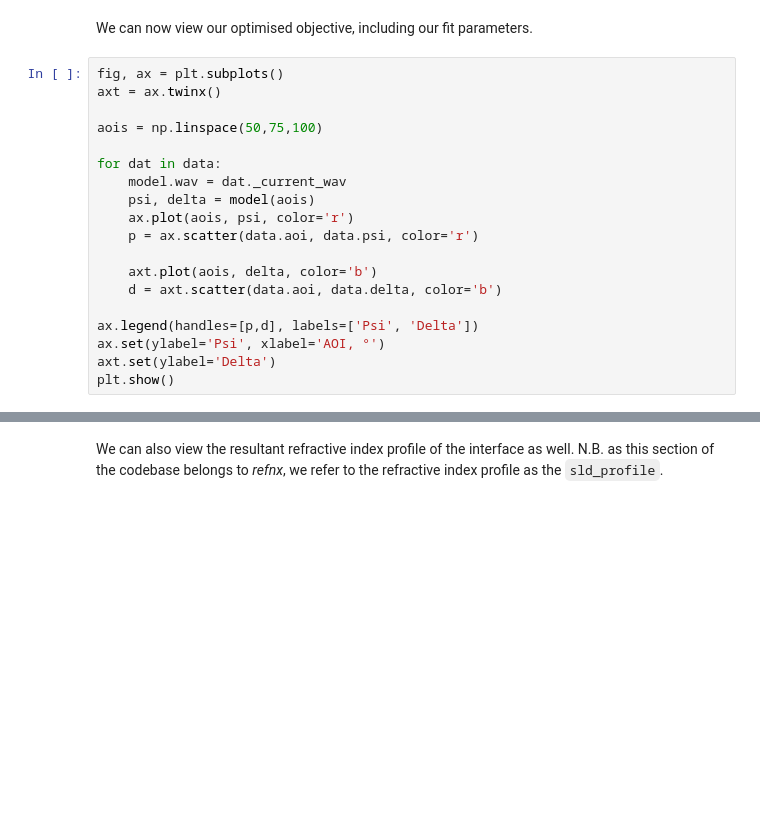
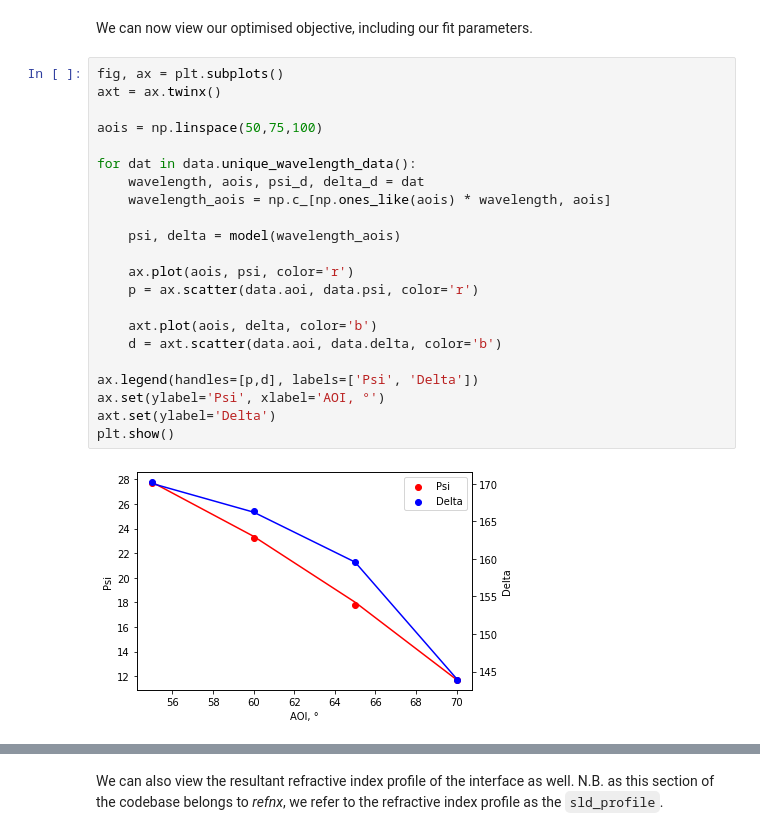
Before and after one commit to refnx/refellips, a Jupyter notebook: docs/getting_started.ipynb, the cells around one changed output, grey strips where cells are left out. Drawn from its saved outputs; the diff is of its cells as text; blank space fills up the shorter version.

```diff
--- a/docs/getting_started.ipynb
+++ b/docs/getting_started.ipynb
@@ -124,22 +133,27 @@ We can now view our optimised objective, including our fit parameters.
 # %%
 fig, ax = plt.subplots()
 axt = ax.twinx()
 
 aois = np.linspace(50,75,100)
 
-for dat in data:
-    model.wav = dat._current_wav
-    psi, delta = model(aois)
+for dat in data.unique_wavelength_data():
+    wavelength, aois, psi_d, delta_d = dat
+    wavelength_aois = np.c_[np.ones_like(aois) * wavelength, aois]
+
+    psi, delta = model(wavelength_aois)
+
     ax.plot(aois, psi, color='r')
     p = ax.scatter(data.aoi, data.psi, color='r')
 
     axt.plot(aois, delta, color='b')
     d = axt.scatter(data.aoi, data.delta, color='b')
 
 ax.legend(handles=[p,d], labels=['Psi', 'Delta'])
 ax.set(ylabel='Psi', xlabel='AOI, °')
 axt.set(ylabel='Delta')
 plt.show()
+# %% [output]
+[figure, added]
 # %%
 for i, x in enumerate(objective.model.parameters):
     print(x)
```
Also changed, not shown: parts of 9 cells of this notebook, 8 other files.
